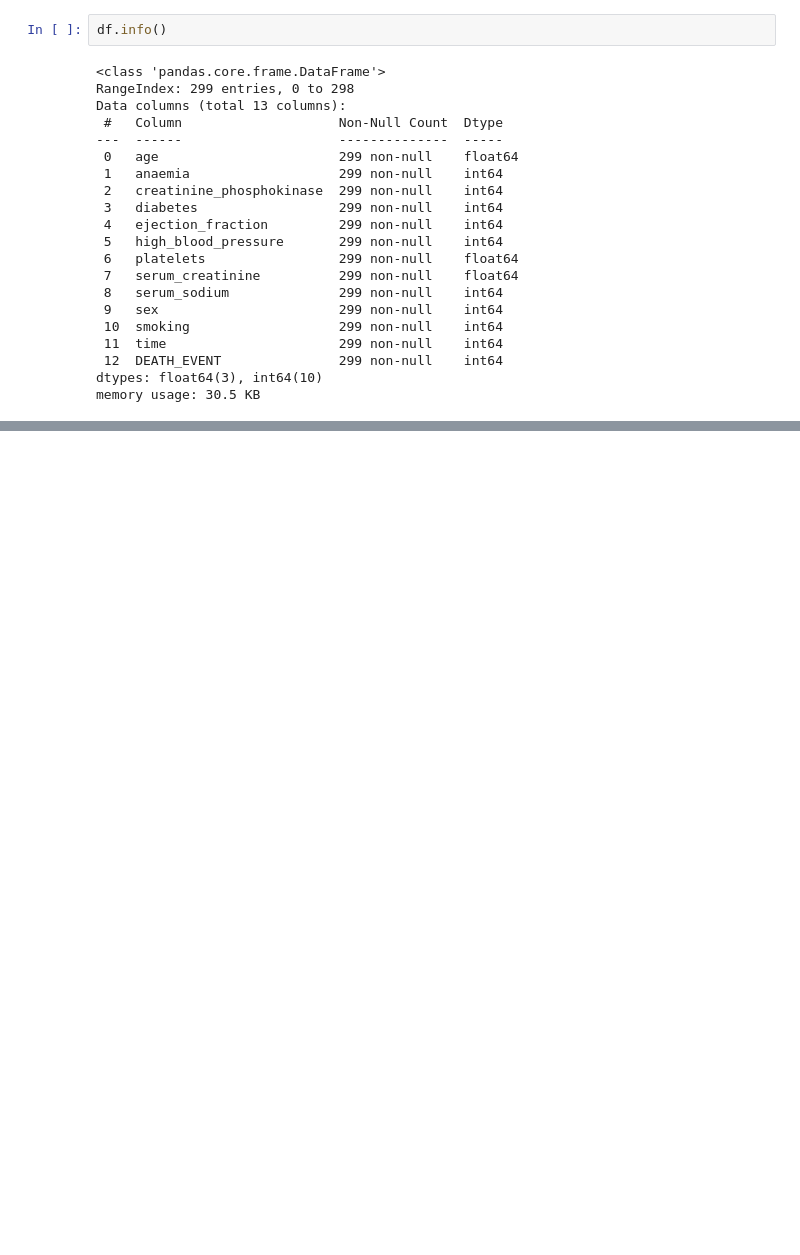
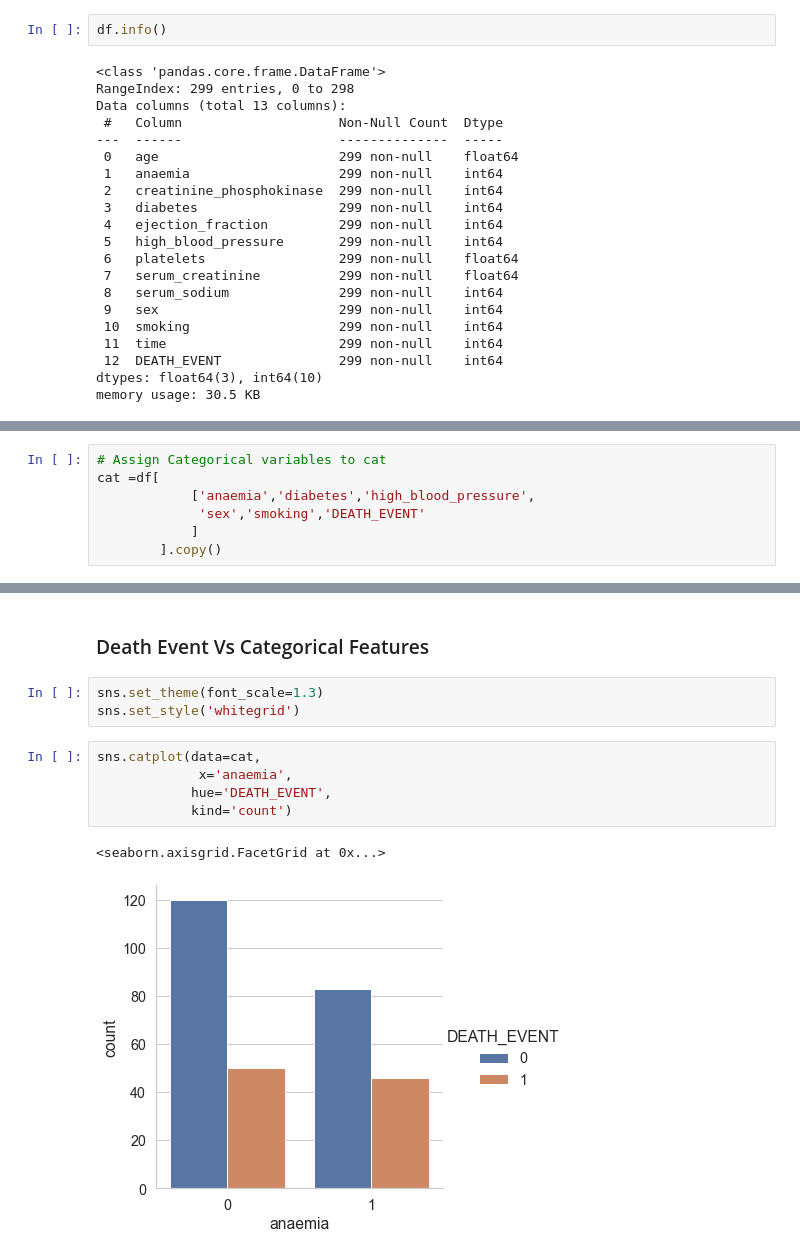
Before and after one commit to kurtgrothe/ANA500, a Jupyter notebook: ANA500_W1.ipynb, the cells around one changed output, grey strips where cells are left out. Cells and saved outputs as stored; diff of their text form; blank space fills up the shorter version.

```diff
--- a/ANA500_W1.ipynb
+++ b/ANA500_W1.ipynb
@@ -180,0 +70,7 @@ plt.show()
+# %%
+# Assign Categorical variables to cat
+cat =df[
+            ['anaemia','diabetes','high_blood_pressure',
+             'sex','smoking','DEATH_EVENT'
+            ]
+        ].copy()
@@ -180,0 +109,13 @@ plt.show()
+# %% [markdown]
+### Death Event Vs Categorical Features
+# %%
+sns.set_theme(font_scale=1.3)
+sns.set_style('whitegrid')
+# %%
+sns.catplot(data=cat,
+             x='anaemia',
+            hue='DEATH_EVENT',
+            kind='count')
+# %% [output]
+<seaborn.axisgrid.FacetGrid at 0x...>
+[figure, added]
```
Also changed, not shown: parts of 50 cells of this notebook, 6 other files.
